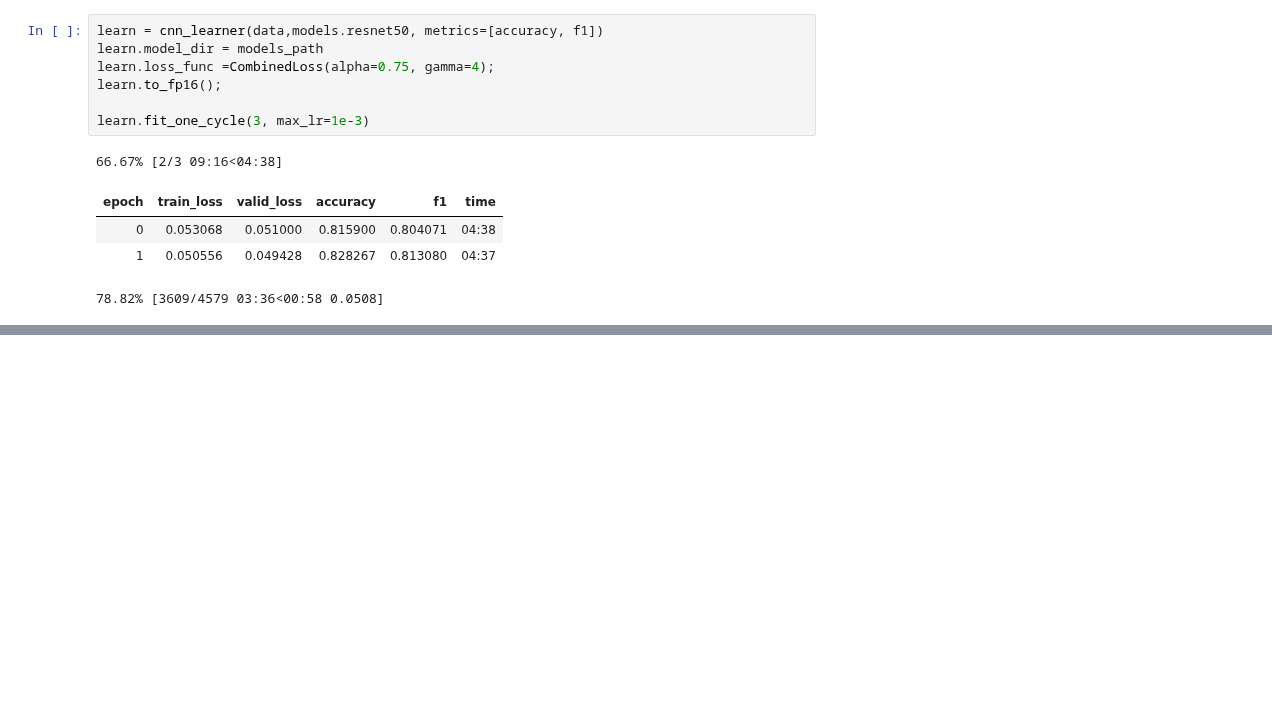
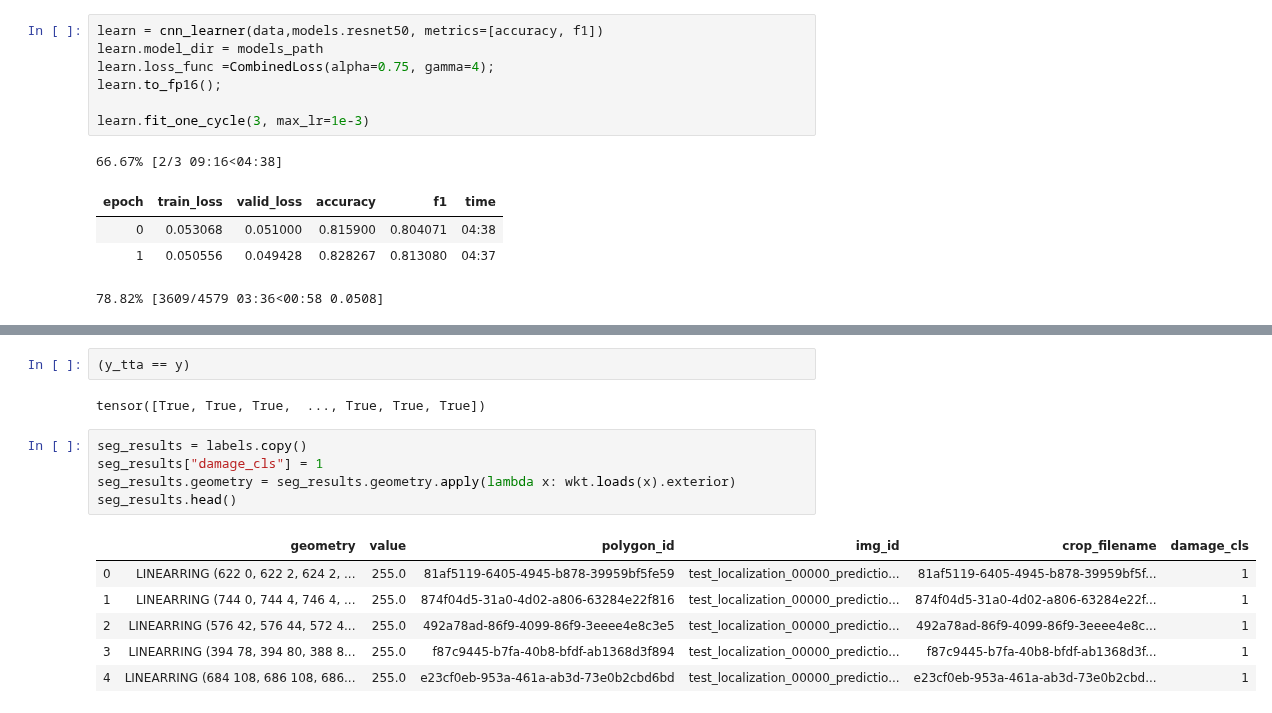
Before and after one commit to wwymak/spacenet-buildings, a Jupyter notebook: xview2/29Nov-improving classification tuning focal loss .ipynb, the cells around one changed output, grey strips where cells are left out. Drawn from its saved outputs; the diff is of its cells as text; blank space fills up the shorter version.

```diff
--- a/xview2/29Nov-improving classification tuning focal loss .ipynb
+++ b/xview2/29Nov-improving classification tuning focal loss .ipynb
@@ -334,0 +451,16 @@ learn.fit_one_cycle(3, max_lr=1e-3)
+# %%
+(y_tta == y)
+# %% [output]
+tensor([True, True, True,  ..., True, True, True])
+# %%
+seg_results = labels.copy()
+seg_results["damage_cls"] = 1
+seg_results.geometry = seg_results.geometry.apply(lambda x: wkt.loads(x).exterior)
+seg_results.head()
+# %% [output]
+|  | geometry | value | polygon_id | img_id | crop_filename | damage_cls |
+| 0 | LINEARRING (622 0, 622 2, 624 2, ... | 255.0 | 81af5119-6405-4945-b878-39959bf5fe59 | test_localization_00000_predictio... | 81af5119-6405-4945-b878-39959bf5f... | 1 |
+| 1 | LINEARRING (744 0, 744 4, 746 4, ... | 255.0 | 874f04d5-31a0-4d02-a806-63284e22f816 | test_localization_00000_predictio... | 874f04d5-31a0-4d02-a806-63284e22f... | 1 |
+| 2 | LINEARRING (576 42, 576 44, 572 4... | 255.0 | 492a78ad-86f9-4099-86f9-3eeee4e8c3e5 | test_localization_00000_predictio... | 492a78ad-86f9-4099-86f9-3eeee4e8c... | 1 |
+| 3 | LINEARRING (394 78, 394 80, 388 8... | 255.0 | f87c9445-b7fa-40b8-bfdf-ab1368d3f894 | test_localization_00000_predictio... | f87c9445-b7fa-40b8-bfdf-ab1368d3f... | 1 |
+| 4 | LINEARRING (684 108, 686 108, 686... | 255.0 | e23cf0eb-953a-461a-ab3d-73e0b2cbd6bd | test_localization_00000_predictio... | e23cf0eb-953a-461a-ab3d-73e0b2cbd... | 1 |
```
Also changed, not shown: parts of 20 cells of this notebook, 6 other files.
